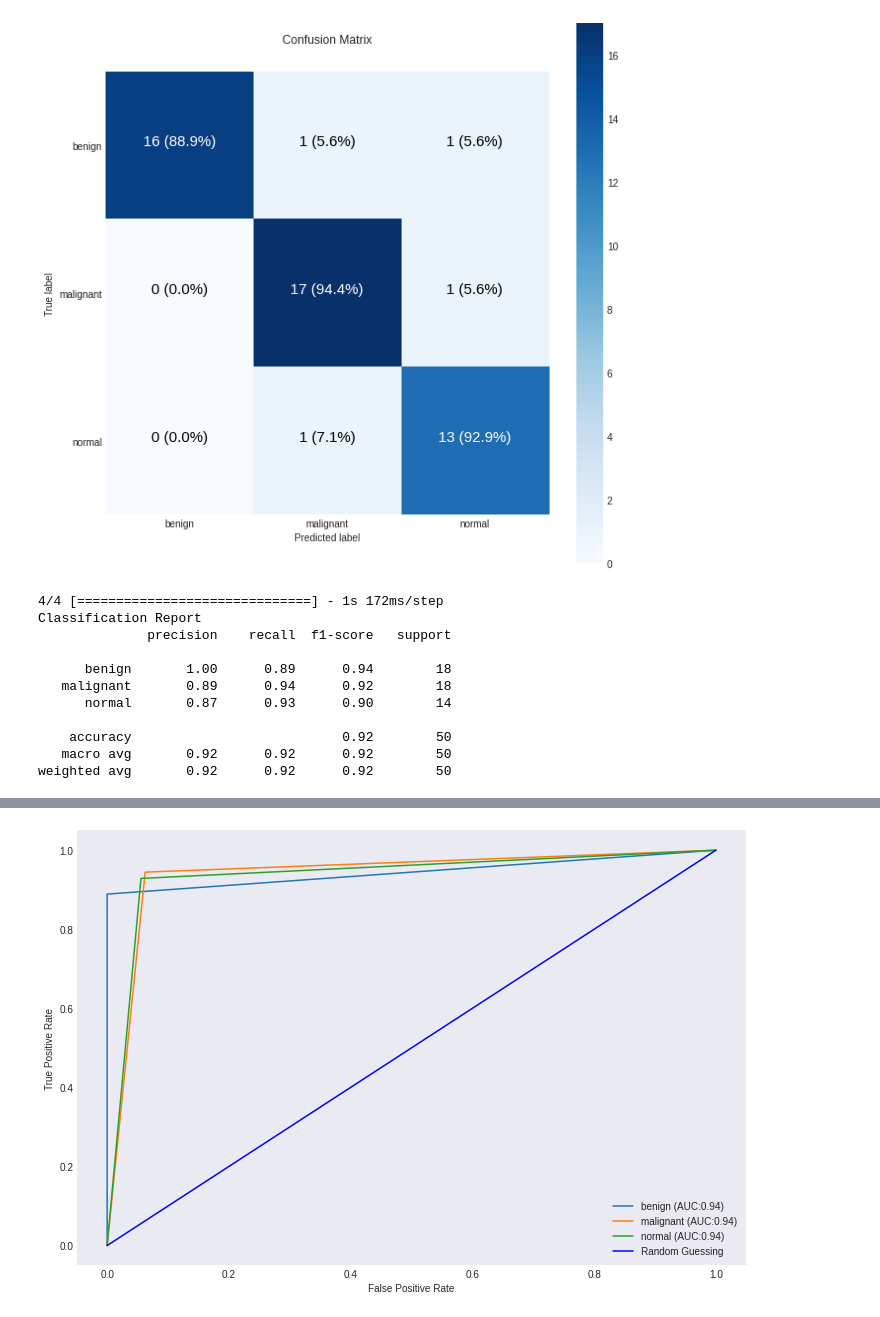
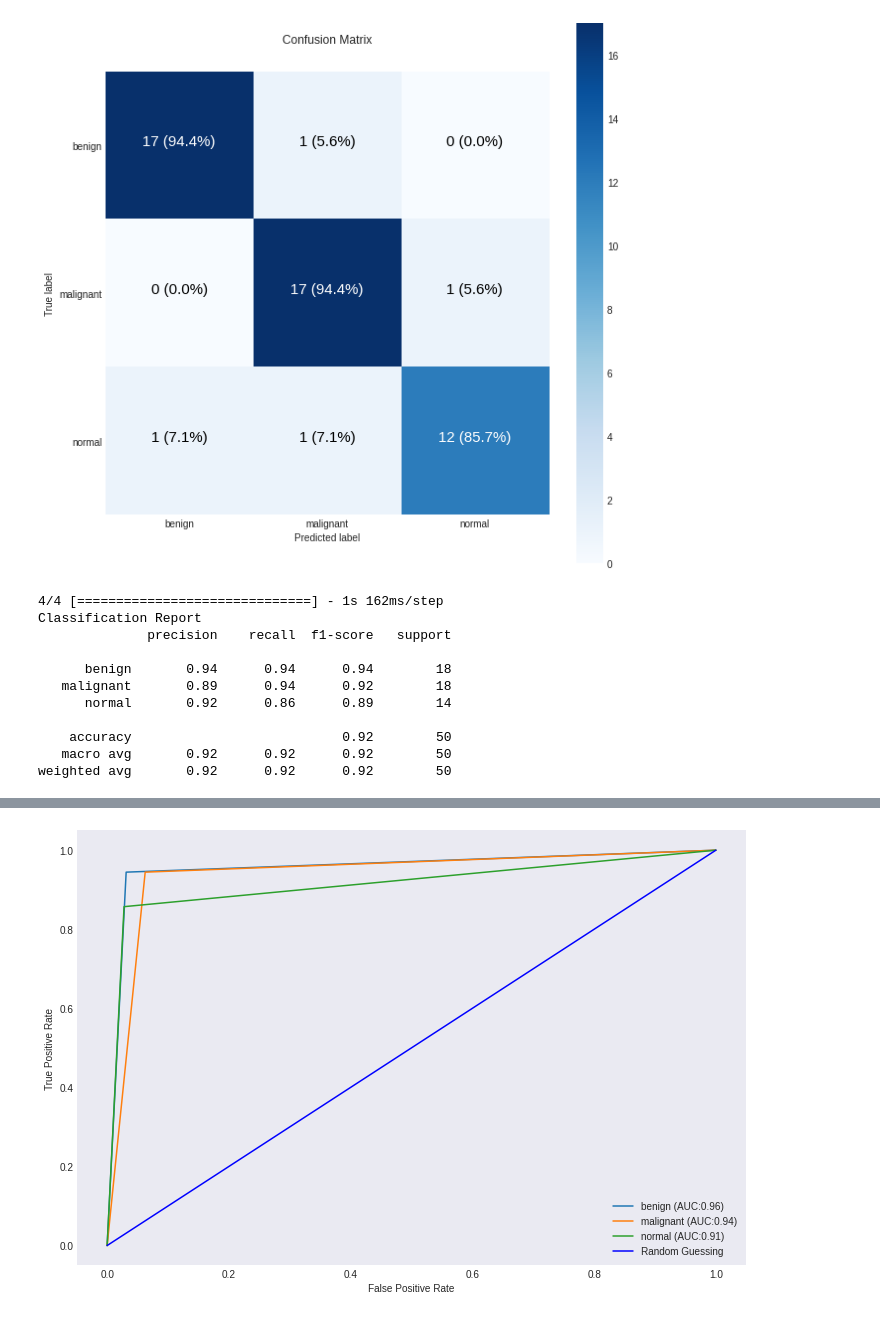
Before and after one commit to mellasylvie/Breast_Cancer_Classification_ResNet152v2, a Jupyter notebook: Notebook Skripsi/Skenario_4_Klasifikasi_Kanker_Payudara.ipynb, the cells around one changed output, grey strips where cells are left out. Saved outputs shown, nothing was run; the diff lists cells and outputs as text; code cells hidden in the pictures.

Commit message:
Memperbarui notebook skenario 4, ganti ukuran batch size

```diff
--- a/Notebook Skripsi/Skenario_4_Klasifikasi_Kanker_Payudara.ipynb
+++ b/Notebook Skripsi/Skenario_4_Klasifikasi_Kanker_Payudara.ipynb
@@ -185,12 +185,13 @@ from keras.regularizers import L2
 
 model = tf.keras.models.Sequential([
     ResNet152V2(weights="imagenet", include_top=False, input_tensor=Input(shape=(image_height, image_width, 3))),
+    Conv2D(512, (3,3), activation='relu'),
+    MaxPooling2D(2,2),
     Flatten(),
     Dropout(0.5),
-    Dense(1024, activation='relu', kernel_regularizer=regularizers.l2(0.001)),
-    Dropout(0.2),
-    Dense(1024, activation='relu', kernel_regularizer=regularizers.l2(0.001)),
-    Dropout(0.2),
+    Dense(512, activation='relu', kernel_regularizer=regularizers.l2(0.001)),
+    Dense(256, activation='relu', kernel_regularizer=regularizers.l2(0.001)),
+    Dropout(0.5),
     Dense(512, activation='relu', kernel_regularizer=regularizers.l2(0.001)),
     Dropout(0.5),
     Dense(3, activation='softmax')
@@ -477,7 +478,7 @@ from sklearn.metrics import classification_report
 
 num_of_train_samples = 443
 num_of_test_samples = 50
-batch_size = 4
+batch_size = 32
 
 Y_pred = model.predict(test_generator, num_of_test_samples // batch_size+1)
 y_pred = np.argmax(Y_pred, axis=1)
@@ -485,19 +486,19 @@ print('Classification Report')
 target_names = list(train_generator.class_indices.keys())
 print(classification_report(test_generator.classes, y_pred, target_names=target_names))
 # %% [output]
-4/4 [==============================] - 1s 172ms/step
+4/4 [==============================] - 1s 162ms/step
 Classification Report
               precision    recall  f1-score   support
 
-      benign       1.00      0.89      0.94        18
+      benign       0.94      0.94      0.94        18
    malignant       0.89      0.94      0.92        18
-      normal       0.87      0.93      0.90        14
+      normal       0.92      0.86      0.89        14
 
     accuracy                           0.92        50
    macro avg       0.92      0.92      0.92        50
 weighted avg       0.92      0.92      0.92        50
 # %%
- from sklearn.preprocessing import LabelBinarizer
+from sklearn.preprocessing import LabelBinarizer
 from sklearn.metrics import roc_curve, auc, roc_auc_score
 
 fig, c_ax = plt.subplots(1,1, figsize = (12, 8))
@@ -515,7 +516,7 @@ def multiclass_roc_auc_score(y_test, y_pred, average="macro"):
     return roc_auc_score(y_test, y_pred, average=average)
 
 test_generator.reset()
-y_pred = model.predict_generator(test_generator, verbose = True)
+y_pred = model.predict(test_generator, verbose = True)
 y_pred = np.argmax(y_pred, axis=1)
 multiclass_roc_auc_score(test_generator.classes, y_pred)
 
@@ -528,4 +529,4 @@ plt.show()
-[figure, old version]
+[figure, new version]
 # %%
 model.save('model_skenario_4.h5')
 # %%
```
Also changed, not shown: parts of 14 cells of this notebook.
